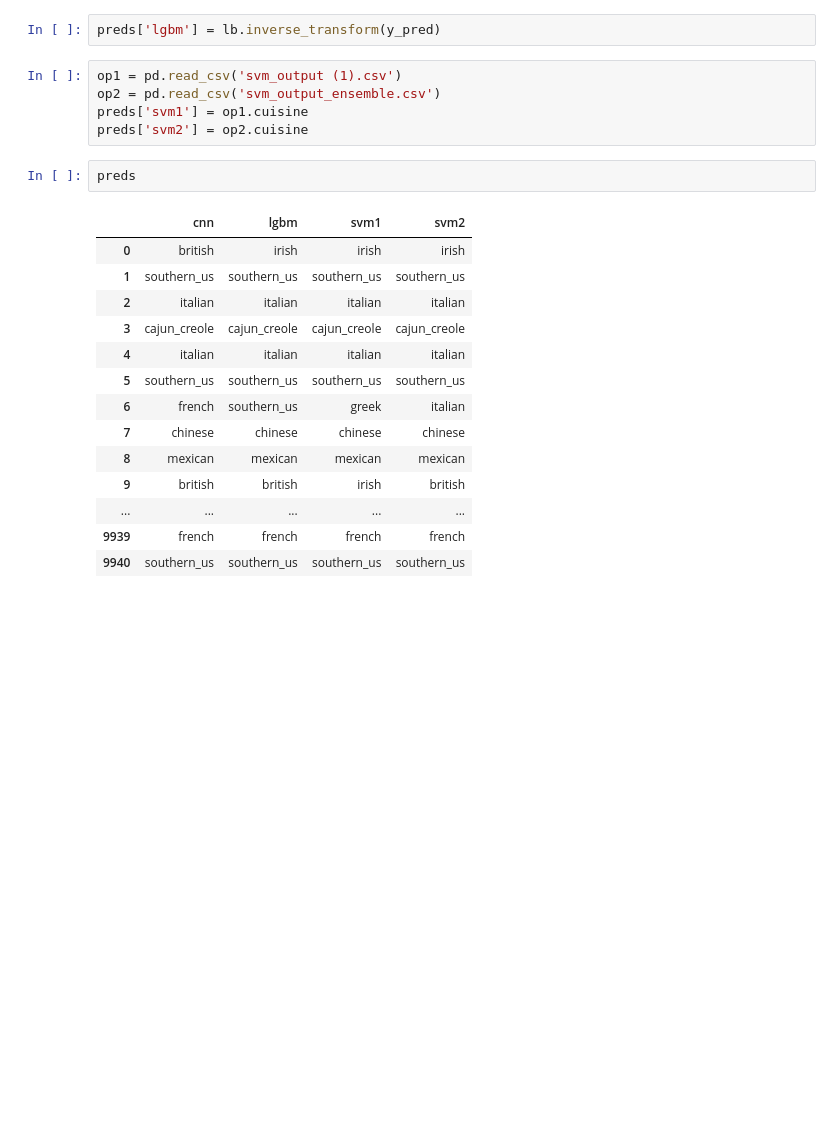
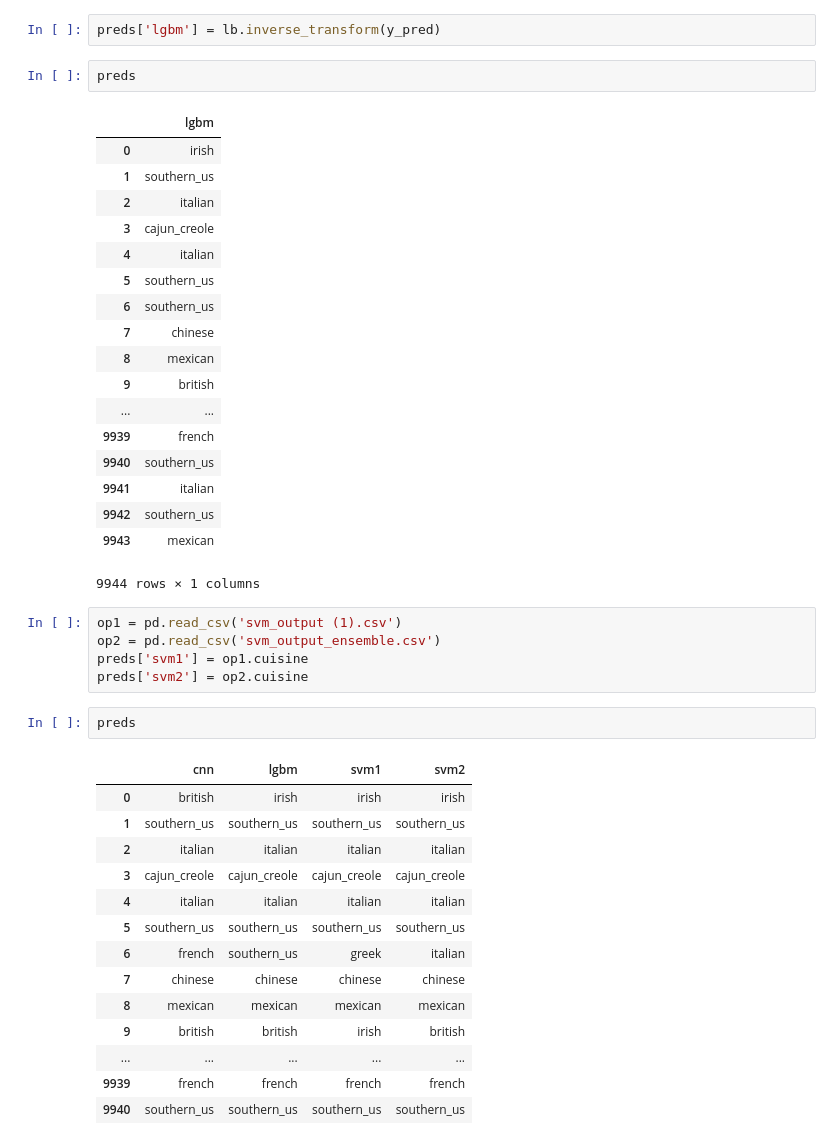
Before and after one commit to markson14/Kaggle, a Jupyter notebook: Cooking Recipe/Feature Tester.ipynb, the cells around one changed output. Saved outputs shown, nothing was run; the diff lists cells and outputs as text; blank space fills up the shorter version.

```diff
--- a/Cooking Recipe/Feature Tester.ipynb
+++ b/Cooking Recipe/Feature Tester.ipynb
@@ -147,5 +147,26 @@ Wall time: 5min 46s
 # %%
 preds['lgbm'] = lb.inverse_transform(y_pred)
+# %%
+preds
+# %% [output]
+|  | lgbm |
+| 0 | irish |
+| 1 | southern_us |
+| 2 | italian |
+| 3 | cajun_creole |
+| 4 | italian |
+| 5 | southern_us |
+| 6 | southern_us |
+| 7 | chinese |
+| 8 | mexican |
+| 9 | british |
+| ... | ... |
+| 9939 | french |
+| 9940 | southern_us |
+| 9941 | italian |
+| 9942 | southern_us |
+| 9943 | mexican |
+9944 rows × 1 columns
 # %%
 op1 = pd.read_csv('svm_output (1).csv')
 op2 = pd.read_csv('svm_output_ensemble.csv')
```
Also changed, not shown: parts of 1 cell of this notebook, 6 other files.
